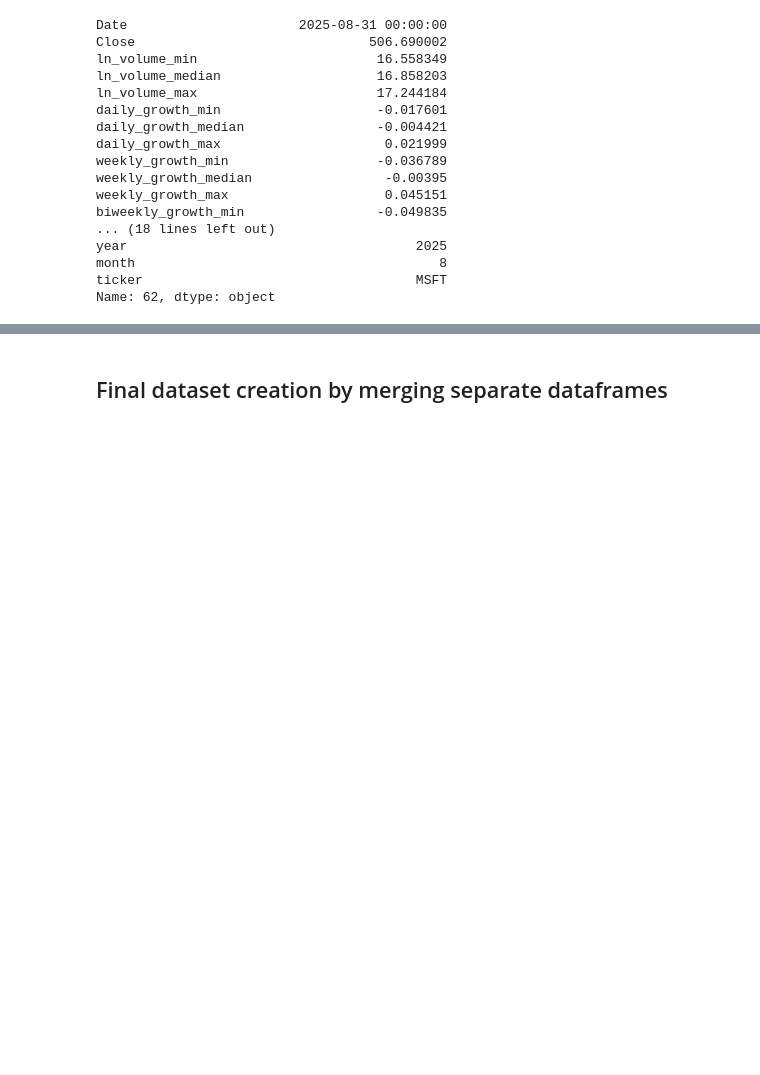
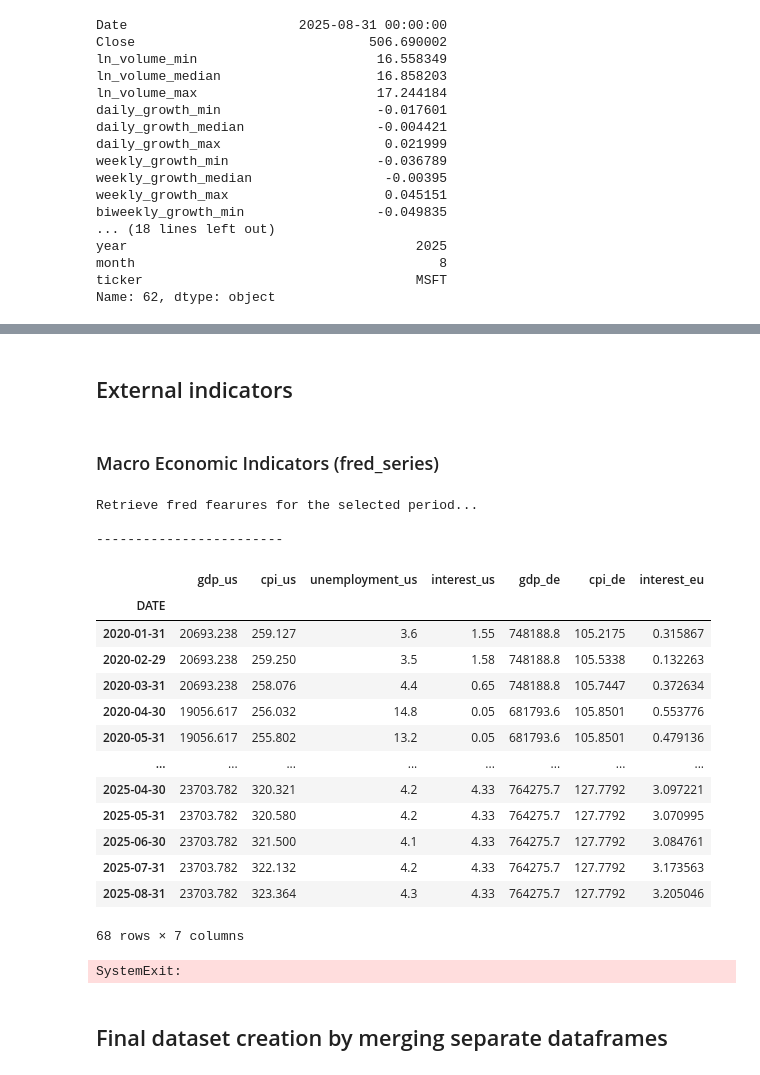
Before and after one commit to terry07/stock-markets-analytics-zoomcamp-project-by-sk, a Jupyter notebook: notebooks/dataset_creation.ipynb, the cells around one changed output, grey strips where cells are left out. Drawn from its saved outputs; the diff is of its cells as text; code cells hidden in the pictures; blank space fills up the shorter version.

Commit message:
feat: calculate fred series

```diff
--- a/notebooks/dataset_creation.ipynb
+++ b/notebooks/dataset_creation.ipynb
@@ -12,23 +12,38 @@ import warnings
 
 import pandas as pd
 import requests
+import yaml
 import yfinance as yf
 from bs4 import BeautifulSoup
 
-from utils.data import (
-    clean_market_cap,
-    features_based_on_fundamentals,
-    features_based_on_price,
-    get_date_of_previous_month,
-    get_talib_momentum_indicators,
-    get_talib_pattern_indicators,
-)
+from utils.data import *
+
+# from utils.data import (
+#     clean_market_cap,
+#     features_based_on_fundamentals,
+#     features_based_on_price,
+#     get_date_of_previous_month,
+#     get_talib_momentum_indicators,
+#     get_talib_pattern_indicators,
+# )
 
 warnings.filterwarnings('ignore')
 
 # Display settings for pandas
 pd.set_option('display.max_columns', 50)
 pd.set_option('display.max_rows', 50)
+
+
+with open('../configs/external_indicators.yaml', 'r') as file:
+    config = yaml.safe_load(file)
+
+# Access indicators
+tickers_macro = config['tickers_macro']
+fred_series = config['fred_series']
+
+# Verify the types
+assert isinstance(tickers_macro, dict)
+assert isinstance(fred_series, dict)
 # %% [markdown]
 ## Fetch data
 # %%
@@ -301,3 +316,36 @@ Wall time: 21.2 ms
+# %% [markdown]
+## External indicators
+# %% [markdown]
+### Macro Economic Indicators (fred_series)
+# %%
+dataset_fred = get_macro_market_data(
+    fred_mapping=fred_series, start_date=START_DATE, end_date=END_DATE)
+
+dataset_fred
+# %% [output]
+Retrieve fred fearures for the selected period...
+
+------------------------
+|  | gdp_us | cpi_us | unemployment_us | interest_us | gdp_de | cpi_de | interest_eu |
+| DATE |  |  |  |  |  |  |  |
+| 2020-01-31 | 20693.238 | 259.127 | 3.6 | 1.55 | 748188.8 | 105.2175 | 0.315867 |
+| 2020-02-29 | 20693.238 | 259.250 | 3.5 | 1.58 | 748188.8 | 105.5338 | 0.132263 |
+| 2020-03-31 | 20693.238 | 258.076 | 4.4 | 0.65 | 748188.8 | 105.7447 | 0.372634 |
+| 2020-04-30 | 19056.617 | 256.032 | 14.8 | 0.05 | 681793.6 | 105.8501 | 0.553776 |
+| 2020-05-31 | 19056.617 | 255.802 | 13.2 | 0.05 | 681793.6 | 105.8501 | 0.479136 |
+| ... | ... | ... | ... | ... | ... | ... | ... |
+| 2025-04-30 | 23703.782 | 320.321 | 4.2 | 4.33 | 764275.7 | 127.7792 | 3.097221 |
+| 2025-05-31 | 23703.782 | 320.580 | 4.2 | 4.33 | 764275.7 | 127.7792 | 3.070995 |
+| 2025-06-30 | 23703.782 | 321.500 | 4.1 | 4.33 | 764275.7 | 127.7792 | 3.084761 |
+| 2025-07-31 | 23703.782 | 322.132 | 4.2 | 4.33 | 764275.7 | 127.7792 | 3.173563 |
+| 2025-08-31 | 23703.782 | 323.364 | 4.3 | 4.33 | 764275.7 | 127.7792 | 3.205046 |
+68 rows × 7 columns
+# %%
+import sys
+
+sys.exit()
+# %% [output]
+SystemExit:
 # %% [markdown]
 ## Final dataset creation by merging separate dataframes
 # %%
```
Also changed, not shown: parts of 6 cells of this notebook, 1 other file.
